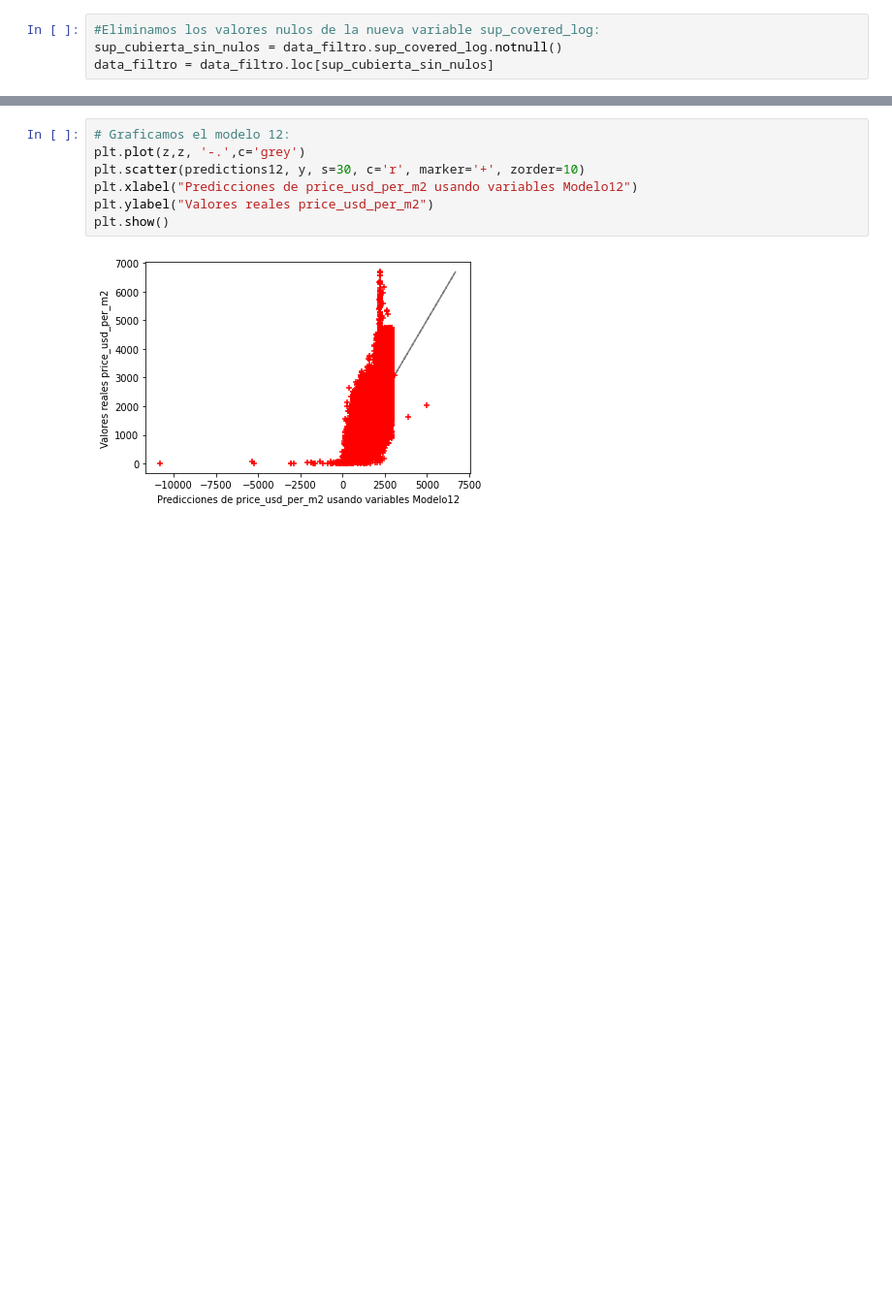
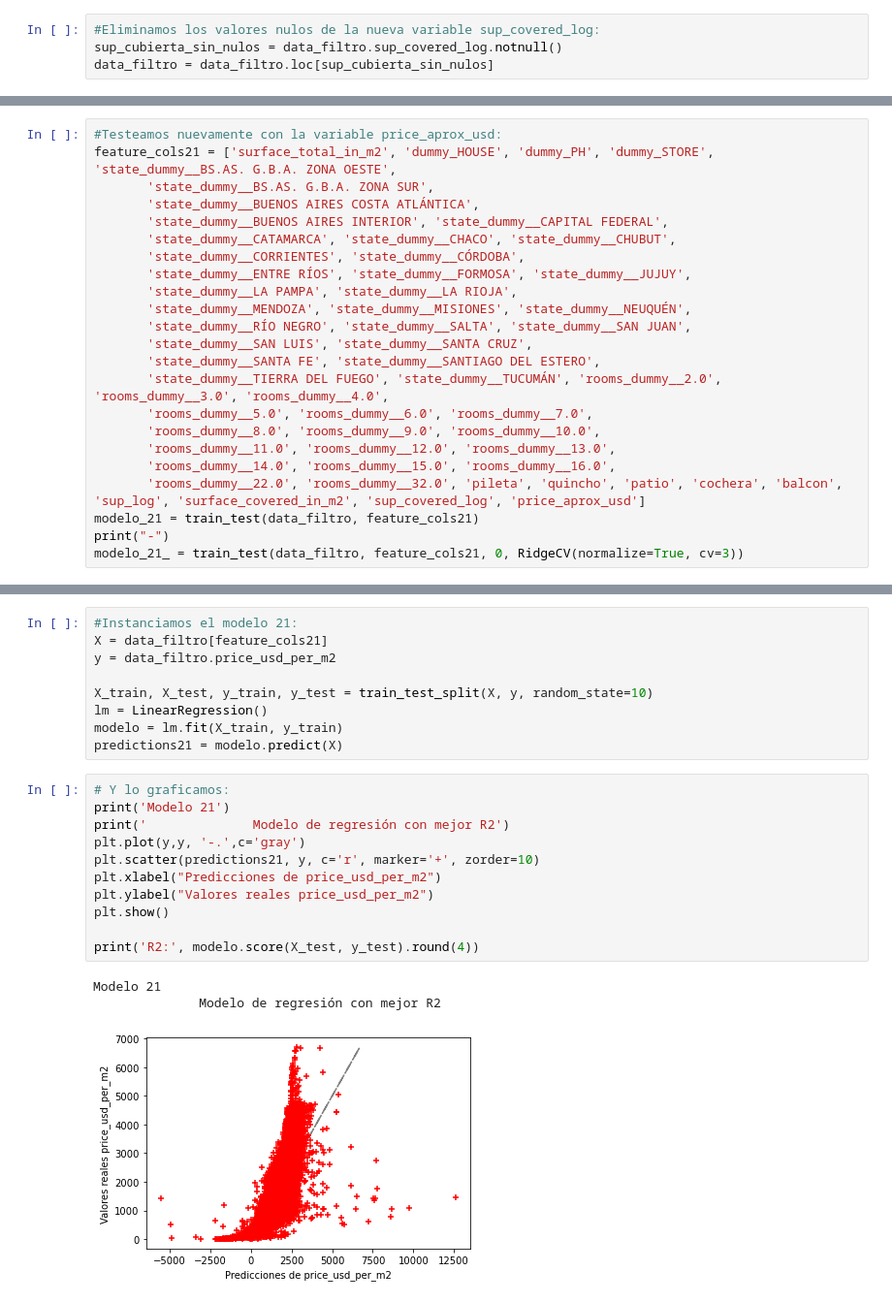
Before and after one commit to varelapablos/Desafio1-G3, a Jupyter notebook: Notebook - Desafio 2 - Regresion Lineal.ipynb, the cells around one changed output, grey strips where cells are left out. Shown at 97% size. Cells and saved outputs as stored; diff of their text form; blank space fills up the shorter version.

```diff
--- a/Notebook - Desafio 2 - Regresion Lineal.ipynb
+++ b/Notebook - Desafio 2 - Regresion Lineal.ipynb
@@ -1025,0 +1022,23 @@ El alpha utilizado en la regularización es: 0.007051550829892824
+# %%
+#Testeamos nuevamente con la variable price_aprox_usd:
+feature_cols21 = ['surface_total_in_m2', 'dummy_HOUSE', 'dummy_PH', 'dummy_STORE', 'state_dummy__BS.AS. G.B.A. ZONA OESTE',
+       'state_dummy__BS.AS. G.B.A. ZONA SUR',
+       'state_dummy__BUENOS AIRES COSTA ATLÁNTICA',
+       'state_dummy__BUENOS AIRES INTERIOR', 'state_dummy__CAPITAL FEDERAL',
+       'state_dummy__CATAMARCA', 'state_dummy__CHACO', 'state_dummy__CHUBUT',
+       'state_dummy__CORRIENTES', 'state_dummy__CÓRDOBA',
+       'state_dummy__ENTRE RÍOS', 'state_dummy__FORMOSA', 'state_dummy__JUJUY',
+       'state_dummy__LA PAMPA', 'state_dummy__LA RIOJA',
+       'state_dummy__MENDOZA', 'state_dummy__MISIONES', 'state_dummy__NEUQUÉN',
+       'state_dummy__RÍO NEGRO', 'state_dummy__SALTA', 'state_dummy__SAN JUAN',
+       'state_dummy__SAN LUIS', 'state_dummy__SANTA CRUZ',
+       'state_dummy__SANTA FE', 'state_dummy__SANTIAGO DEL ESTERO',
+       'state_dummy__TIERRA DEL FUEGO', 'state_dummy__TUCUMÁN', 'rooms_dummy__2.0', 'rooms_dummy__3.0', 'rooms_dummy__4.0',
+       'rooms_dummy__5.0', 'rooms_dummy__6.0', 'rooms_dummy__7.0',
+       'rooms_dummy__8.0', 'rooms_dummy__9.0', 'rooms_dummy__10.0',
+       'rooms_dummy__11.0', 'rooms_dummy__12.0', 'rooms_dummy__13.0',
+       'rooms_dummy__14.0', 'rooms_dummy__15.0', 'rooms_dummy__16.0',
+       'rooms_dummy__22.0', 'rooms_dummy__32.0', 'pileta', 'quincho', 'patio', 'cochera', 'balcon', 'sup_log', 'surface_covered_in_m2', 'sup_covered_log', 'price_aprox_usd']
+modelo_21 = train_test(data_filtro, feature_cols21)
+print("-")
+modelo_21_ = train_test(data_filtro, feature_cols21, 0, RidgeCV(normalize=True, cv=3))
@@ -1090,9 +1165,24 @@ modelo1.intercept_
+# %%
+#Instanciamos el modelo 21:
+X = data_filtro[feature_cols21]
+y = data_filtro.price_usd_per_m2
+
+X_train, X_test, y_train, y_test = train_test_split(X, y, random_state=10)
+lm = LinearRegression()
+modelo = lm.fit(X_train, y_train)
+predictions21 = modelo.predict(X)
 # %%
-# Graficamos el modelo 12:
-plt.plot(z,z, '-.',c='grey')
-plt.scatter(predictions12, y, s=30, c='r', marker='+', zorder=10)
-plt.xlabel("Predicciones de price_usd_per_m2 usando variables Modelo12")
+# Y lo graficamos:
+print('Modelo 21')
+print('              Modelo de regresión con mejor R2')
+plt.plot(y,y, '-.',c='gray')
+plt.scatter(predictions21, y, c='r', marker='+', zorder=10)
+plt.xlabel("Predicciones de price_usd_per_m2")
 plt.ylabel("Valores reales price_usd_per_m2")
 plt.show()
+
+print('R2:', modelo.score(X_test, y_test).round(4))
 # %% [output]
+Modelo 21
+              Modelo de regresión con mejor R2
-[figure, old version]
+[figure, new version]
```
Also changed, not shown: parts of 30 cells of this notebook.
